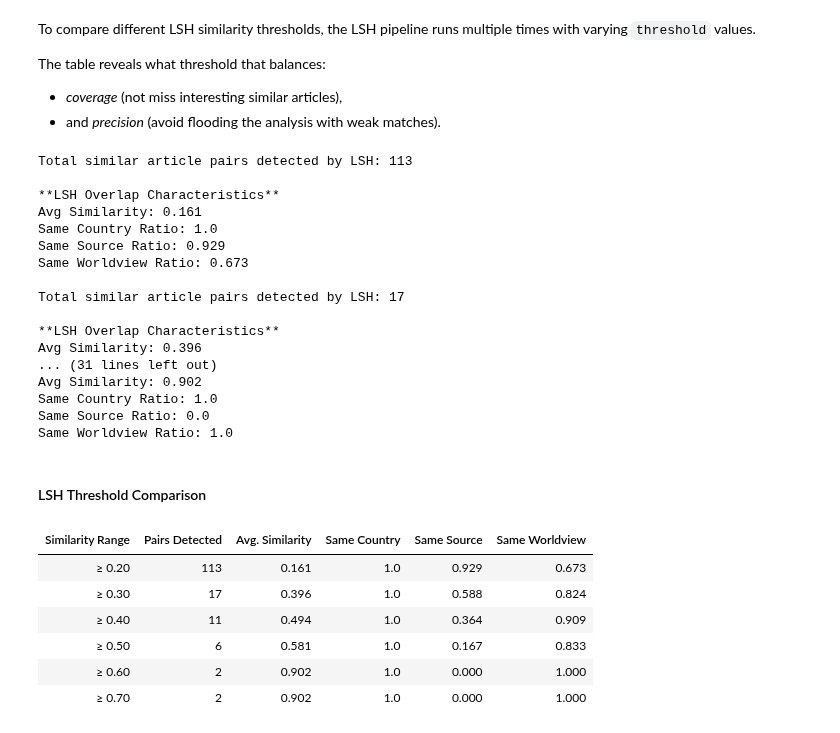
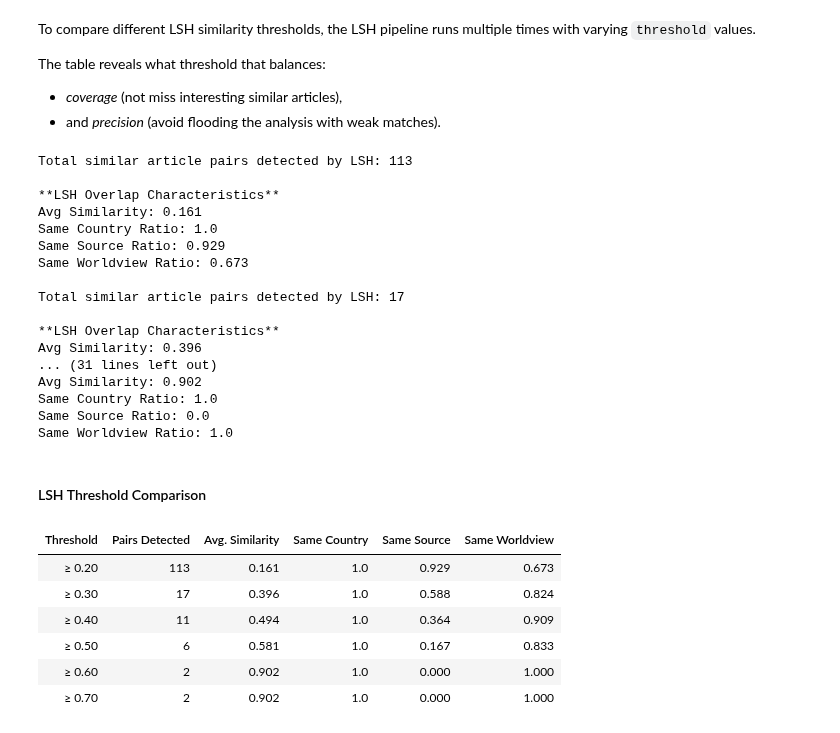
Before and after one commit to malinhauglandh/scandinavian-news-articles, a Jupyter notebook: news-articles.ipynb, the cells around one changed output. Saved outputs shown, nothing was run; the diff lists cells and outputs as text; code cells hidden in the pictures.

```diff
--- a/news-articles.ipynb
+++ b/news-articles.ipynb
@@ -1068,7 +1068,7 @@ def compare_lsh_thresholds_full(thresholds, news_df):
 
         # Append result row
         results_summary.append({
-            "Similarity Range": f"≥ {threshold:.2f}",
+            "Threshold": f"≥ {threshold:.2f}",
             "Pairs Detected": len(pairs),
             "Avg. Similarity": round(metrics["avg_similarity"], 3),
             "Same Country": round(metrics["same_country_ratio"], 3),
@@ -1077,34 +1077,34 @@ def compare_lsh_thresholds_full(thresholds, news_df):
         })
 
     return pd.DataFrame(results_summary)
 
 
 # Generate full comparison table
 thresholds = [0.2, 0.3, 0.4, 0.5, 0.6, 0.7]
 threshold_table = compare_lsh_thresholds_full(thresholds, news_articles)
 
 display(HTML("<h4>LSH Threshold Comparison</h4>"))
 display(HTML(threshold_table.to_html(index=False)))
 # %% [output]
 Total similar article pairs detected by LSH: 113
 
 **LSH Overlap Characteristics**
 Avg Similarity: 0.161
 Same Country Ratio: 1.0
 Same Source Ratio: 0.929
 Same Worldview Ratio: 0.673
 
 Total similar article pairs detected by LSH: 17
 
 **LSH Overlap Characteristics**
 Avg Similarity: 0.396
 ... (31 lines left out)
 Avg Similarity: 0.902
 Same Country Ratio: 1.0
 Same Source Ratio: 0.0
 Same Worldview Ratio: 1.0
 LSH Threshold Comparison
-| Similarity Range | Pairs Detected | Avg. Similarity | Same Country | Same Source | Same Worldview |
+| Threshold | Pairs Detected | Avg. Similarity | Same Country | Same Source | Same Worldview |
 | ≥ 0.20 | 113 | 0.161 | 1.0 | 0.929 | 0.673 |
 | ≥ 0.30 | 17 | 0.396 | 1.0 | 0.588 | 0.824 |
 | ≥ 0.40 | 11 | 0.494 | 1.0 | 0.364 | 0.909 |
```
